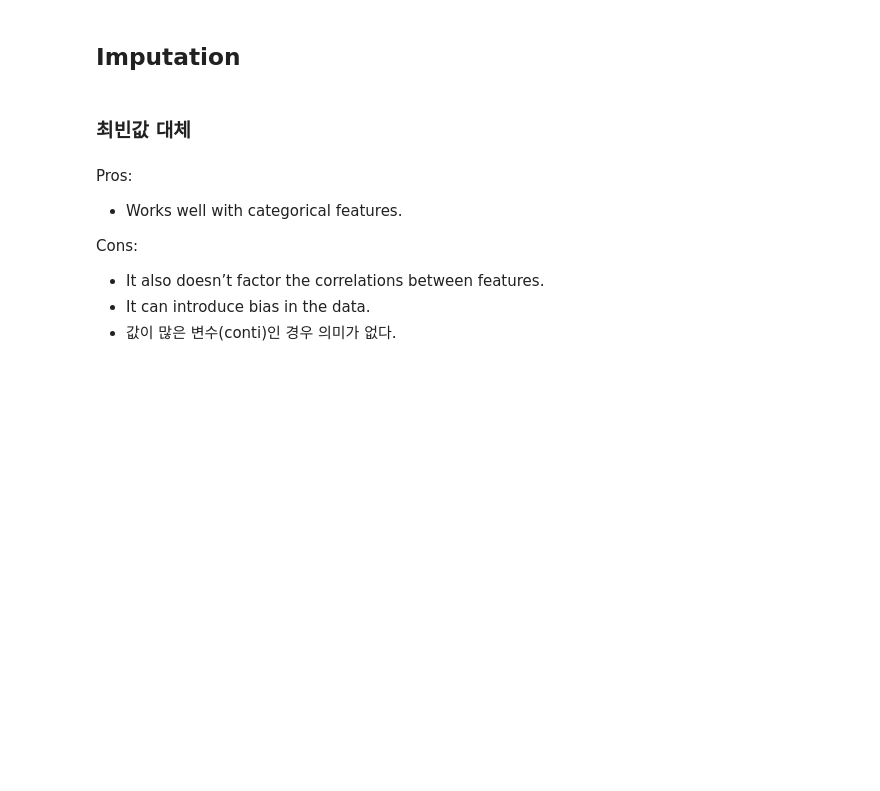
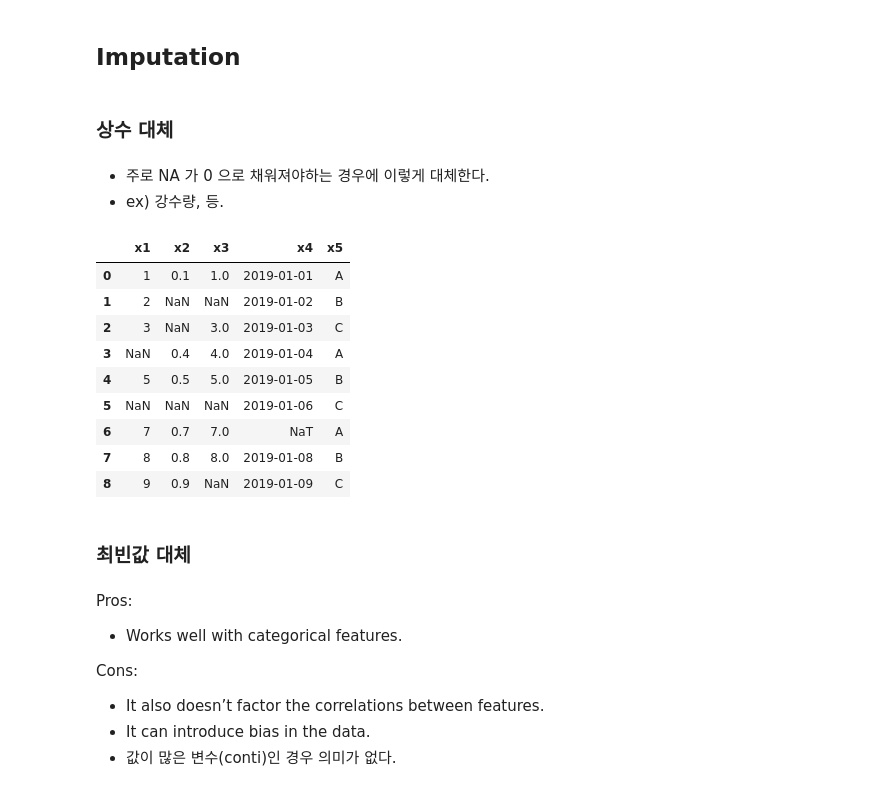
Before and after one commit to hana-dool/Data_Processing, a Jupyter notebook: [NA,Outlier].ipynb, the cells around one changed output. Saved outputs shown, nothing was run; the diff lists cells and outputs as text; code cells hidden in the pictures; blank space fills up the shorter version.

```diff
--- a/[NA,Outlier].ipynb
+++ b/[NA,Outlier].ipynb
@@ -499,3 +501,21 @@ df.dropna(thresh=df.shape[0]*0.7, axis=1) # row(데이터) 의 갯수 * 0.7 이
 | 8 | 9 | 2019-01-09 | C |
 # %% [markdown]
 ## Imputation
+# %% [markdown]
+### 상수 대체
+# %% [markdown]
+- 주로 NA 가 0 으로 채워져야하는 경우에 이렇게 대체한다.
+- ex) 강수량, 등.
+# %%
+df
+# %% [output]
+|  | x1 | x2 | x3 | x4 | x5 |
+| 0 | 1 | 0.1 | 1.0 | 2019-01-01 | A |
+| 1 | 2 | NaN | NaN | 2019-01-02 | B |
+| 2 | 3 | NaN | 3.0 | 2019-01-03 | C |
+| 3 | NaN | 0.4 | 4.0 | 2019-01-04 | A |
+| 4 | 5 | 0.5 | 5.0 | 2019-01-05 | B |
+| 5 | NaN | NaN | NaN | 2019-01-06 | C |
+| 6 | 7 | 0.7 | 7.0 | NaT | A |
+| 7 | 8 | 0.8 | 8.0 | 2019-01-08 | B |
+| 8 | 9 | 0.9 | NaN | 2019-01-09 | C |
```
Also changed, not shown: parts of 16 cells of this notebook.
